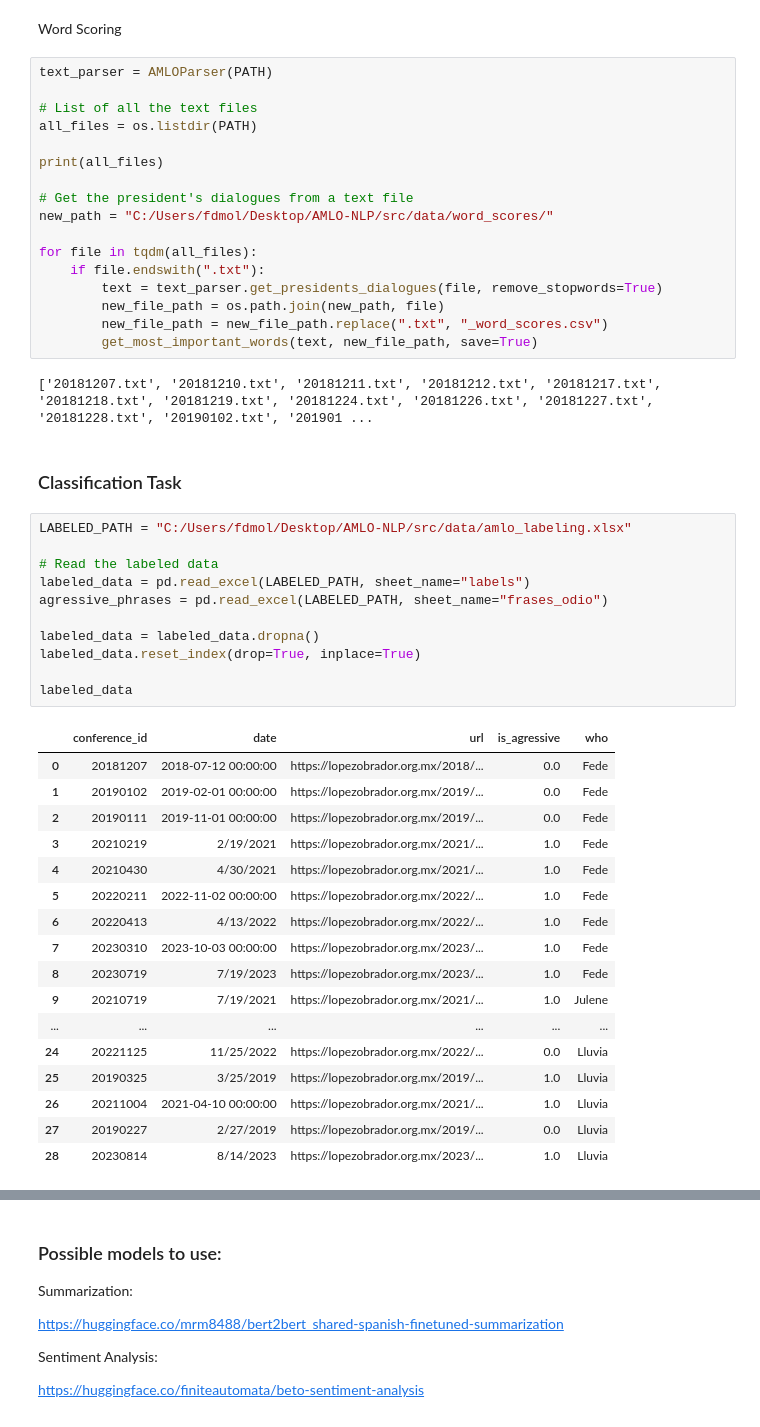
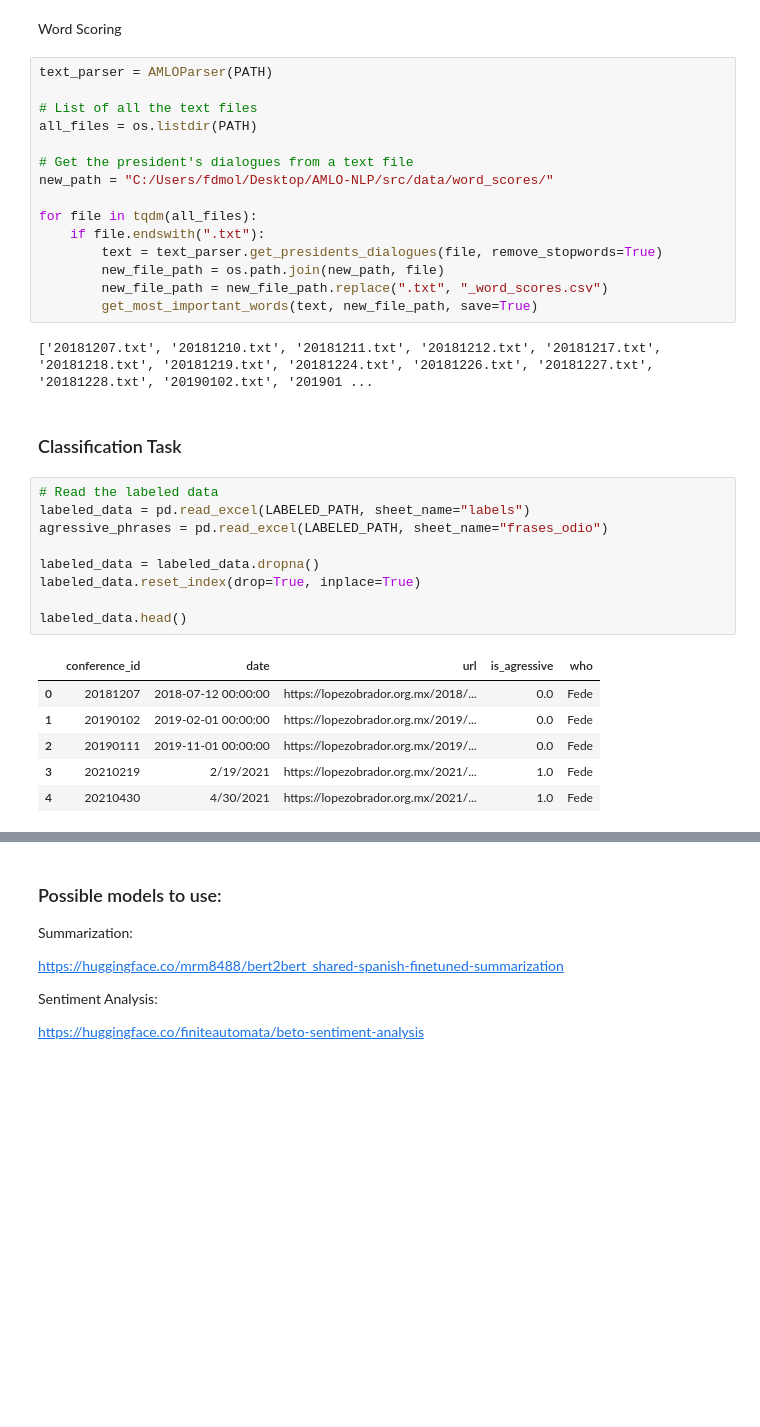
Before and after one commit to FedericoDM/AMLO-NLP, a Jupyter notebook: src/nlp_analyzer/nlp_amlo.ipynb, the cells around one changed output, grey strips where cells are left out. Drawn from its saved outputs; the diff is of its cells as text; blank space fills up the shorter version.

```diff
--- a/src/nlp_analyzer/nlp_amlo.ipynb
+++ b/src/nlp_analyzer/nlp_amlo.ipynb
@@ -45,8 +46,6 @@ text_parser = AMLOParser(PATH)
 
 # List of all the text files
 all_files = os.listdir(PATH)
-
-print(all_files)
 
 # Get the president's dialogues from a text file
 new_path = "C:/Users/fdmol/Desktop/AMLO-NLP/src/data/word_scores/"
@@ -62,33 +61,20 @@ for file in tqdm(all_files):
 # %% [markdown]
 ### Classification Task
 # %%
-LABELED_PATH = "C:/Users/fdmol/Desktop/AMLO-NLP/src/data/amlo_labeling.xlsx"
-
 # Read the labeled data
 labeled_data = pd.read_excel(LABELED_PATH, sheet_name="labels")
 agressive_phrases = pd.read_excel(LABELED_PATH, sheet_name="frases_odio")
 
 labeled_data = labeled_data.dropna()
 labeled_data.reset_index(drop=True, inplace=True)
 
-labeled_data
+labeled_data.head()
 # %% [output]
 |  | conference_id | date | url | is_agressive | who |
 | 0 | 20181207 | 2018-07-12 00:00:00 | https://lopezobrador.org.mx/2018/... | 0.0 | Fede |
 | 1 | 20190102 | 2019-02-01 00:00:00 | https://lopezobrador.org.mx/2019/... | 0.0 | Fede |
 | 2 | 20190111 | 2019-11-01 00:00:00 | https://lopezobrador.org.mx/2019/... | 0.0 | Fede |
 | 3 | 20210219 | 2/19/2021 | https://lopezobrador.org.mx/2021/... | 1.0 | Fede |
 | 4 | 20210430 | 4/30/2021 | https://lopezobrador.org.mx/2021/... | 1.0 | Fede |
-| 5 | 20220211 | 2022-11-02 00:00:00 | https://lopezobrador.org.mx/2022/... | 1.0 | Fede |
-| 6 | 20220413 | 4/13/2022 | https://lopezobrador.org.mx/2022/... | 1.0 | Fede |
-| 7 | 20230310 | 2023-10-03 00:00:00 | https://lopezobrador.org.mx/2023/... | 1.0 | Fede |
-| 8 | 20230719 | 7/19/2023 | https://lopezobrador.org.mx/2023/... | 1.0 | Fede |
-| 9 | 20210719 | 7/19/2021 | https://lopezobrador.org.mx/2021/... | 1.0 | Julene |
-| ... | ... | ... | ... | ... | ... |
-| 24 | 20221125 | 11/25/2022 | https://lopezobrador.org.mx/2022/... | 0.0 | Lluvia |
-| 25 | 20190325 | 3/25/2019 | https://lopezobrador.org.mx/2019/... | 1.0 | Lluvia |
-| 26 | 20211004 | 2021-04-10 00:00:00 | https://lopezobrador.org.mx/2021/... | 1.0 | Lluvia |
-| 27 | 20190227 | 2/27/2019 | https://lopezobrador.org.mx/2019/... | 0.0 | Lluvia |
-| 28 | 20230814 | 8/14/2023 | https://lopezobrador.org.mx/2023/... | 1.0 | Lluvia |
 # %%
 labeled_conference_ids = labeled_data["conference_id"].unique()
```
Also changed, not shown: parts of 2 cells of this notebook, 1 other file.
